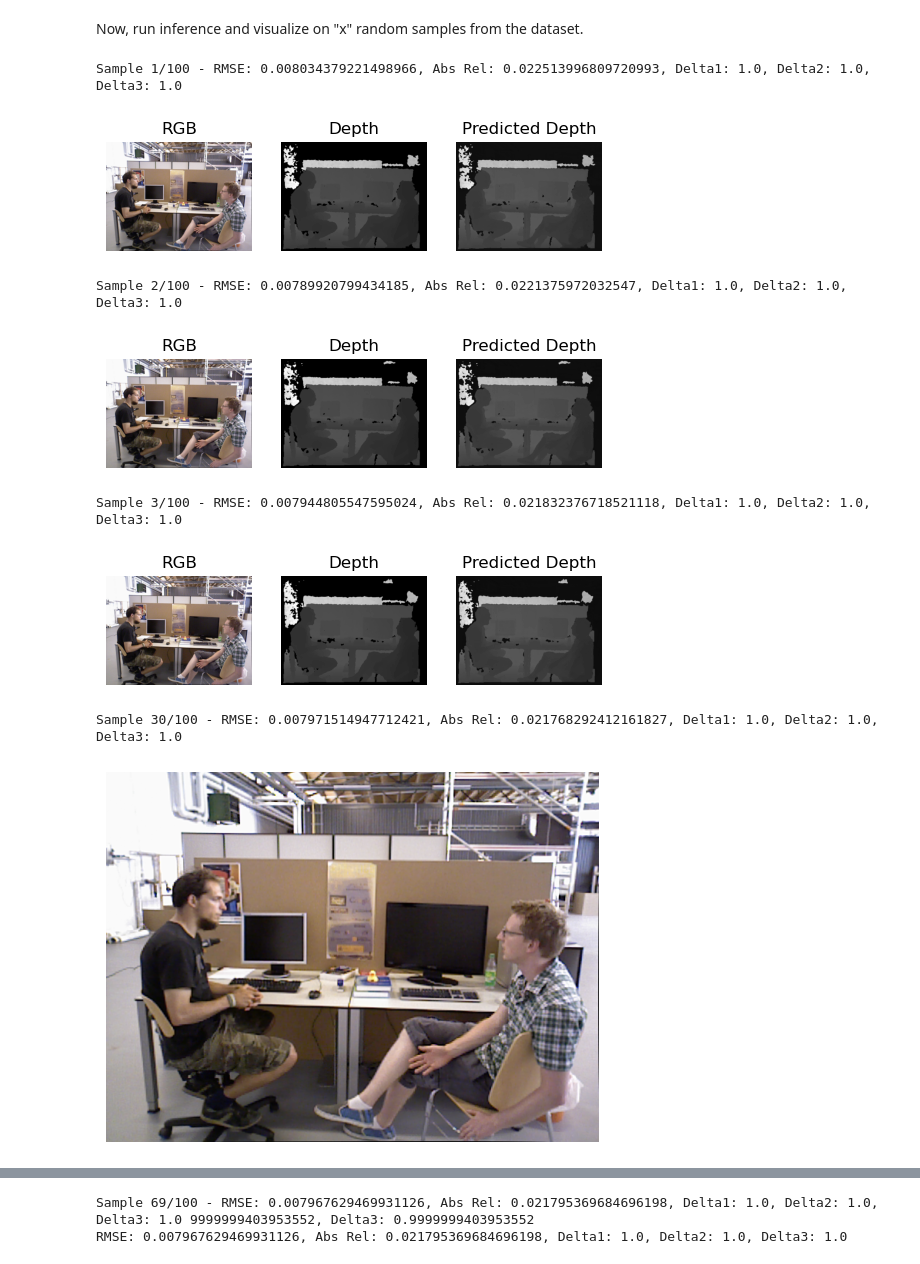
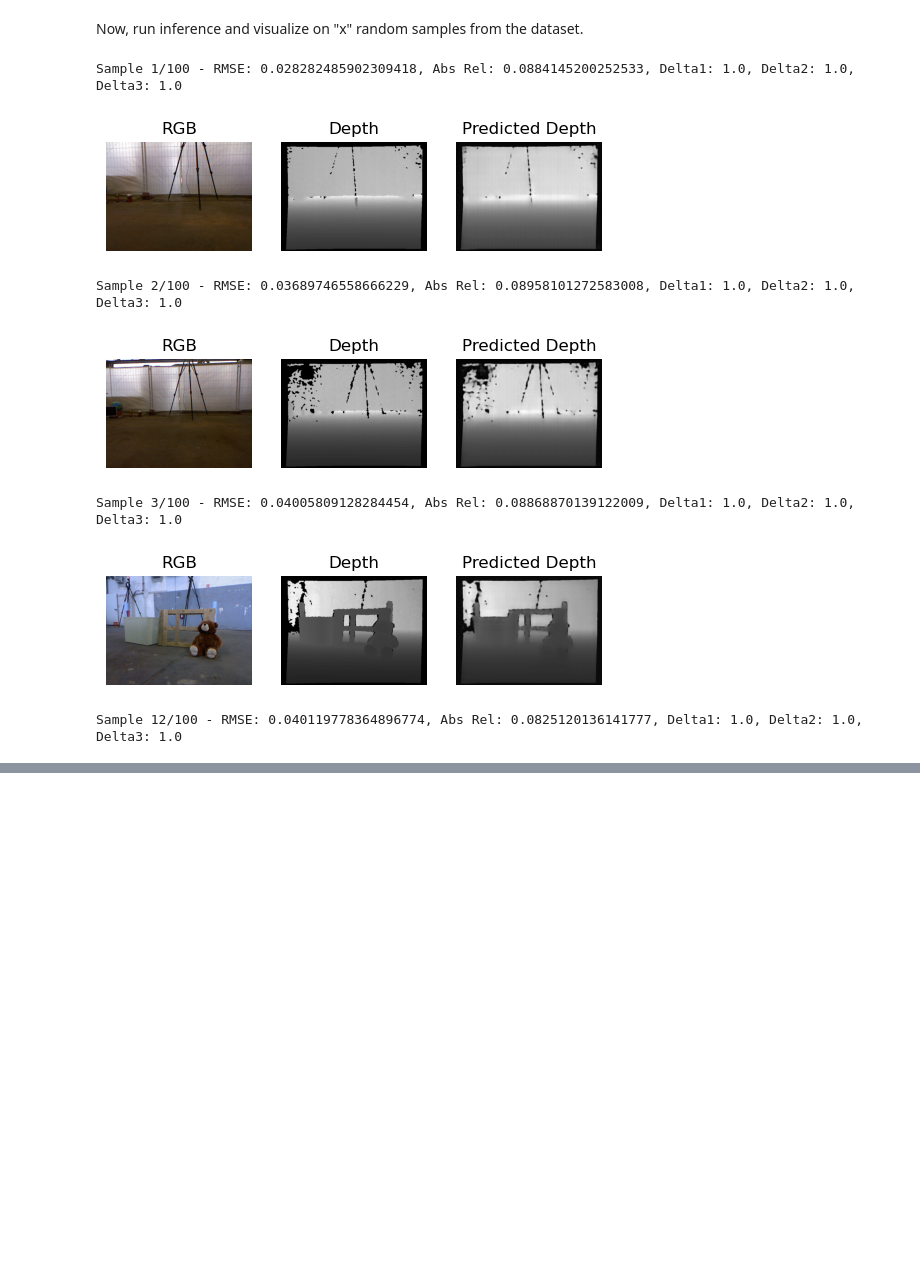
Before and after one commit to carlostojal/multitudinous, a Jupyter notebook: notebooks/pretrainer_viz.ipynb, the cells around one changed output, grey strips where cells are left out. Saved outputs shown, nothing was run; the diff lists cells and outputs as text; code cells hidden in the pictures; blank space fills up the shorter version.

```diff
--- a/notebooks/pretrainer_viz.ipynb
+++ b/notebooks/pretrainer_viz.ipynb
@@ -11,7 +11,7 @@ from multitudinous.utils.model_builder import build_img_pretraining
 import torch
 
 # build the model
-model = build_img_pretraining("resnet50_unet", 4, "../resnet50_unet/img_pretrainer_15.pth")
+model = build_img_pretraining("resnet50_ae", 4, "../resnet50_ae/img_pretrainer_15.pth")
 
 device = torch.device("cuda" if torch.cuda.is_available() else "cpu")
 model = model.to(device)
@@ -45,10 +45,10 @@ from multitudinous.utils.dataset_builder import build_img_dataset
 from torch.utils.data import DataLoader
 
 # build the dataset
-_, _, test_set = build_img_dataset("tum_rgbd", "../../data/tum_rgbd2", "train", "val", "test")
+train_set, _, _ = build_img_dataset("tum_rgbd", "../../data/tum_rgbd1", "train", "val", "test")
 
 # create the dataloader
-test_loader = DataLoader(test_set, batch_size=1, shuffle=True, num_workers=4, pin_memory=True)
+dataloader = DataLoader(train_set, batch_size=1, shuffle=True, num_workers=4, pin_memory=True)
 # %% [markdown]
 Now, run inference and visualize on "x" random samples from the dataset.
 # %%
@@ -57,7 +57,7 @@ import torch
 from multitudinous.loss_fns import rmse, rel, delta
 
 NUM_VIZ_SAMPLES = 3
-FIXED_VIZ_SAMPLE = 30 # number of the always visualized sample
+FIXED_VIZ_SAMPLE = 70 # number of the always visualized sample
 NUM_EVAL_SAMPLES = 100
 
 visualized_count = 0
@@ -68,10 +68,10 @@ delta1_total = 0
 delta2_total = 0
 delta3_total = 0
 count = 0
-total_samples = len(test_set)
+total_samples = len(dataloader)
 
 # run inference on the samples
-for rgb, depth in test_loader:
+for rgb, depth in dataloader:
 
     pred = None
 
@@ -126,39 +126,38 @@ for rgb, depth in test_loader:
         plt.title("Predicted Depth")
         plt.axis("off")
         plt.show()
 
     if count == FIXED_VIZ_SAMPLE:
 
         rgb = rgb.squeeze()
 
         # plot the colour image
         plt.imshow(rgb.permute(1, 2, 0).cpu())
         plt.axis("off")
         plt.show()
 
         # plot the ground truth
         plt.imshow(depth.squeeze(0).cpu(), cmap="gray")
         plt.axis("off")
         plt.show()
 
         # plot the prediction
         plt.imshow(pred.squeeze().detach().cpu(), cmap="gray")
         plt.axis("off")
         plt.show()
 
     del pred, rgb, depth
 
 # clean up
-del model, test_set, test_loader
+del model, dataloader
 
 # print the metrics
 print(f"\nRMSE: {rmse_total/count}, Abs Rel: {abs_rel_total/count}, Delta1: {delta1_total/count}, Delta2: {delta2_total/count}, Delta3: {delta3_total/count}")
 # %% [output]
-Sample 1/100 - RMSE: 0.008034379221498966, Abs Rel: 0.022513996809720993, Delta1: 1.0, Delta2: 1.0, Delta3: 1.0
+Sample 1/100 - RMSE: 0.028282485902309418, Abs Rel: 0.0884145200252533, Delta1: 1.0, Delta2: 1.0, Delta3: 1.0
-[figure, old version]
+[figure, new version]
-Sample 2/100 - RMSE: 0.00789920799434185, Abs Rel: 0.0221375972032547, Delta1: 1.0, Delta2: 1.0, Delta3: 1.0
+Sample 2/100 - RMSE: 0.03689746558666229, Abs Rel: 0.08958101272583008, Delta1: 1.0, Delta2: 1.0, Delta3: 1.0
-[figure, old version]
+[figure, new version]
-Sample 3/100 - RMSE: 0.007944805547595024, Abs Rel: 0.021832376718521118, Delta1: 1.0, Delta2: 1.0, Delta3: 1.0
+Sample 3/100 - RMSE: 0.04005809128284454, Abs Rel: 0.08868870139122009, Delta1: 1.0, Delta2: 1.0, Delta3: 1.0
-[figure, old version]
+[figure, new version]
-Sample 30/100 - RMSE: 0.007971514947712421, Abs Rel: 0.021768292412161827, Delta1: 1.0, Delta2: 1.0, Delta3: 1.0
+Sample 12/100 - RMSE: 0.040119778364896774, Abs Rel: 0.0825120136141777, Delta1: 1.0, Delta2: 1.0, Delta3: 1.0
-[figure, removed]
@@ -167,2 +163,0 @@ Sample 30/100 - RMSE: 0.007971514947712421, Abs Rel: 0.021768292412161827, Delta
-Sample 69/100 - RMSE: 0.007967629469931126, Abs Rel: 0.021795369684696198, Delta1: 1.0, Delta2: 1.0, Delta3: 1.0 9999999403953552, Delta3: 0.9999999403953552
-RMSE: 0.007967629469931126, Abs Rel: 0.021795369684696198, Delta1: 1.0, Delta2: 1.0, Delta3: 1.0
```
Also changed, not shown: parts of 2 cells of this notebook, 2 other files.
